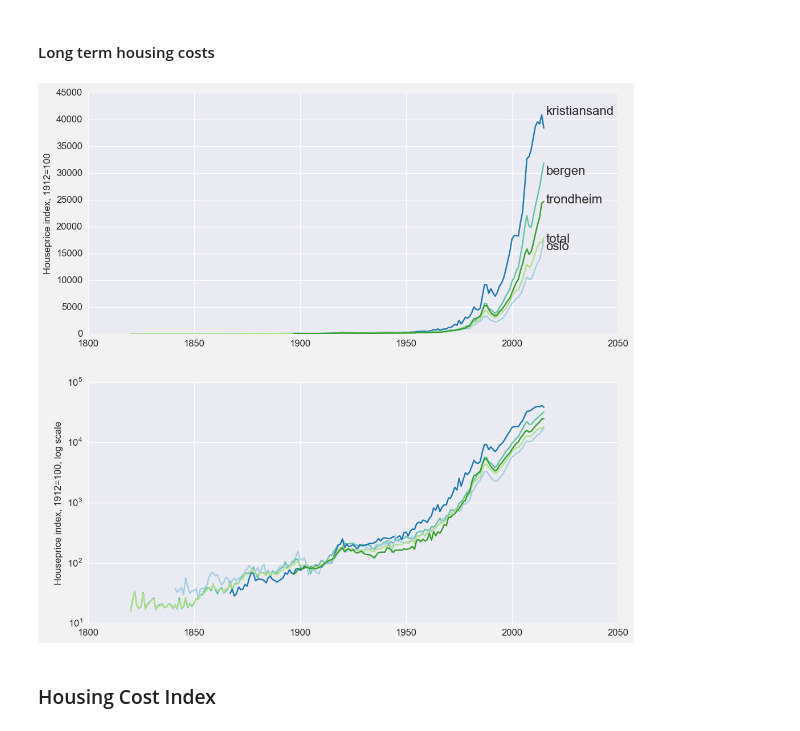
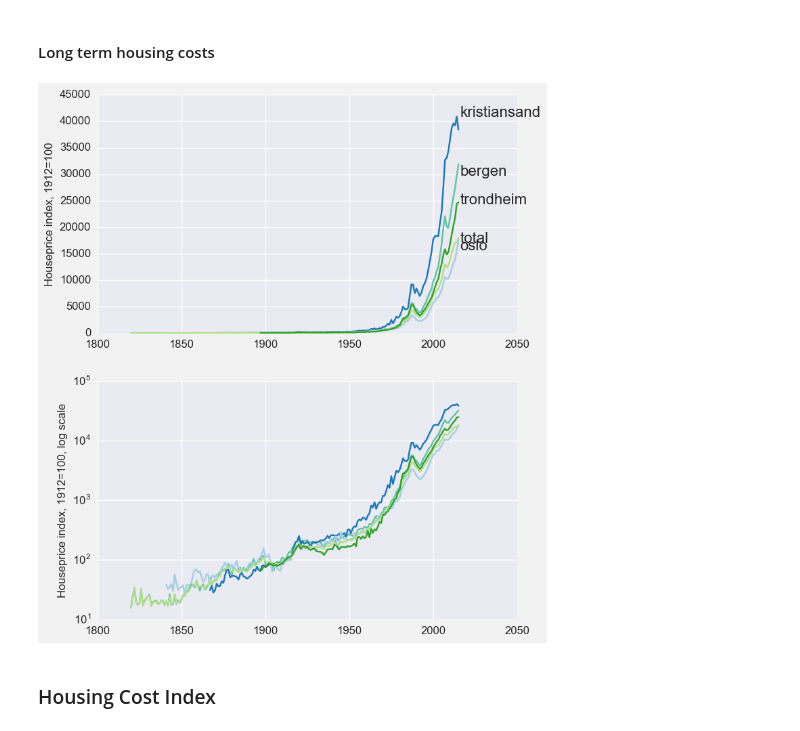
Before and after one commit to jmaurit/norwayeconomy, a Jupyter notebook: norwayeconomy.ipynb, the cells around one changed output. Drawn from its saved outputs; the diff is of its cells as text; code cells hidden in the pictures.

```diff
--- a/norwayeconomy.ipynb
+++ b/norwayeconomy.ipynb
@@ -375,23 +404,23 @@ house_prices_melt["value"] =house_prices_melt.value.astype(float)
 # %%
 fig, ax = plt.subplots(2)
 hp_by_city = house_prices_melt.groupby("variable")
 
 for city_price in hp_by_city:
 	ax[0].plot(city_price[1].year, city_price[1].value, label=city_price[0])
 	ax[0].text(2016, np.array(city_price[1].value)[-2], city_price[0], size=16)
 #ax.legend()
 ax[0].set_ylabel("Houseprice index, 1912=100")
 
 for city_price in hp_by_city:
 	ax[1].plot(city_price[1].year, city_price[1].value, label=city_price[0])
 ax[1].set_ylabel("Houseprice index, 1912=100, log scale")
 ax[1].set_yscale('log')
 
-fig.set_size_inches(12, 12)
+fig.set_size_inches(8, 10)
 fig.savefig("figures/houseprices_long.png")
 plt.show()
 # %% [output]
-[figure, old version]
+[figure, new version]
 # %% [markdown]
 ### Housing Cost Index
 # %%
```
Also changed, not shown: parts of 18 cells of this notebook, 5 other files.
